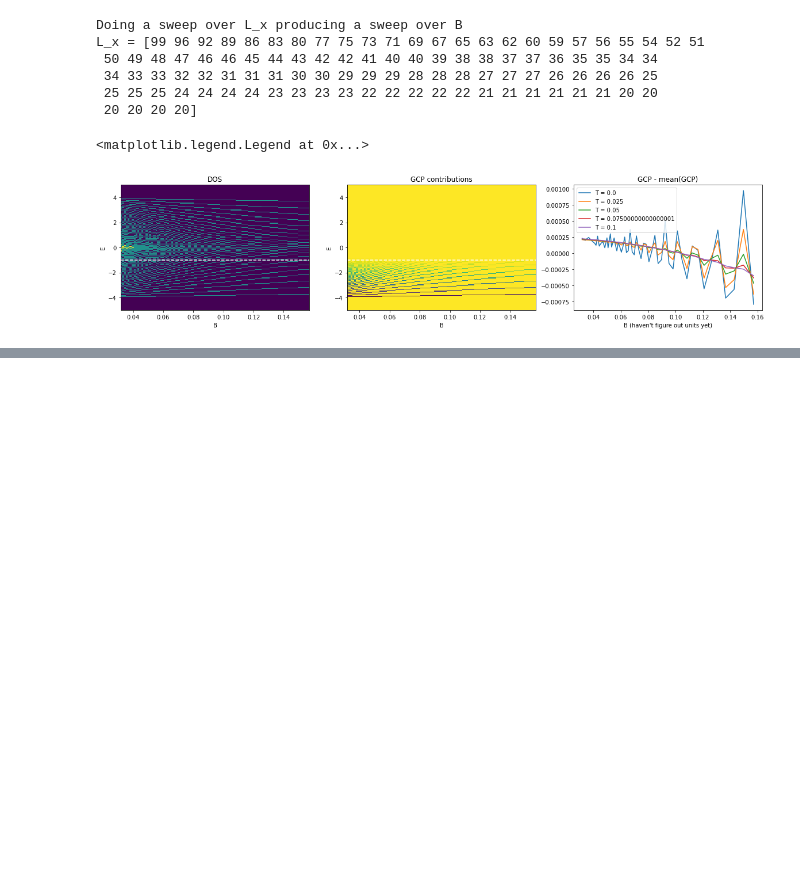
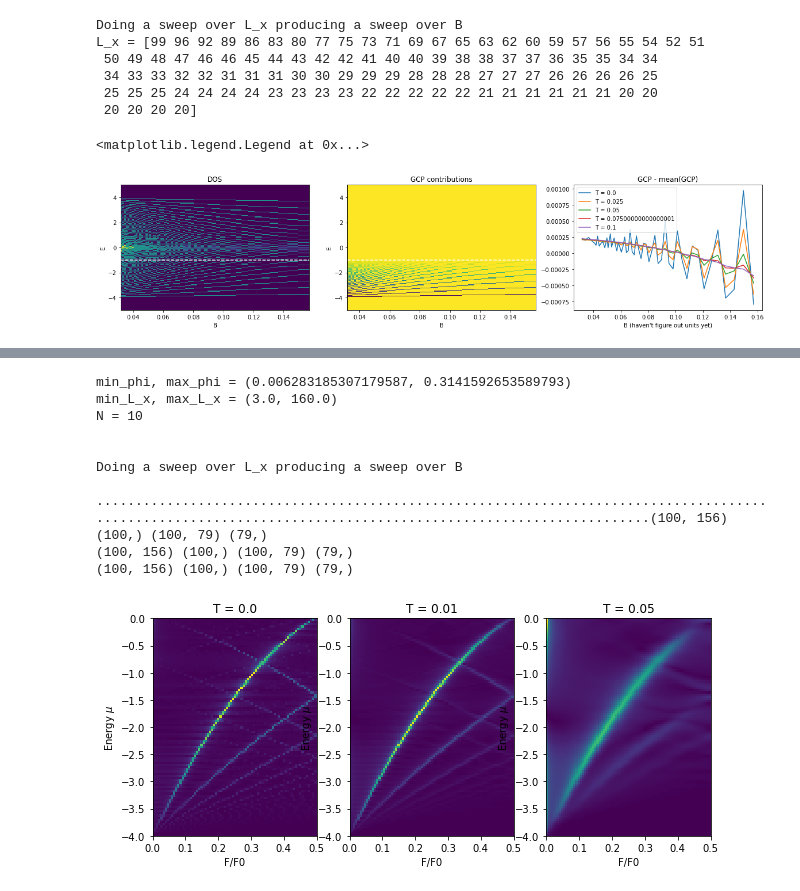
Before and after one commit to TomHodson/QO, a Jupyter notebook: notebooks/3) Oscillation with B.ipynb, the cells around one changed output, grey strips where cells are left out. Cells and saved outputs as stored; diff of their text form; code cells hidden in the pictures; blank space fills up the shorter version.

```diff
--- a/notebooks/3) Oscillation with B.ipynb
+++ b/notebooks/3) Oscillation with B.ipynb
@@ -93,0 +166,80 @@ L_x = [99 96 92 89 86 83 80 77 75 73 71 69 67 65 63 62 60 59 57 56 55 54 52 51
+# %%
+from itertools import count
+
+min_phi, max_phi = np.pi / 500, np.pi / 10
+min_L_x, max_L_x = np.floor(1 / max_phi), np.ceil(1 / min_phi)
+
+print(f"""
+min_phi, max_phi = {min_phi, max_phi}
+min_L_x, max_L_x = {min_L_x, max_L_x}
+N = {N}
+""")
+L_x = np.arange(min_L_x, max_L_x, dtype = int)
+
+print(f"""
+Doing a sweep over L_x producing a sweep over B
+""")
+#L_x = np.arange(1,50,1)
+
+params = Munch(
+#hopping parameters in each direction
+t = vec2(1,1),
+
+#size of the magnetic unit cell in each direction, L_y = 2 and large L_x means small magenetic field
+#L = vec2(10,1),
+
+#the k_x and y in real space at which to evaluate the hamiltionian
+#k = vec2(0,0),
+
+#the number of unit cells to tile in each direction
+N = vec2(10, 10),
+)
+
+bins = np.linspace(-5,5,200)
+Mus = np.linspace(-4,0,100)
+Ts = np.array([0,0.01,0.05])
+mu = -1
+
+B = np.pi / L_x
+dB = np.diff(B)
+N = len(B)
+
+GCPs = np.zeros([len(Mus), len(L_x), len(Ts)])
+
+for i, lx in enumerate(L_x):
+    print('.', end = '')
+    eigs = eigs_over_k(k_space_H, L = vec2(lx, 1), **params)
+
+    for j, mu in enumerate(Mus):
+        for k, T in enumerate(Ts):
+            GCPs[j, i, k] = GCP(eigs, mu, T)
+
+
+f, axes = plt.subplots(ncols = len(Ts), figsize = (10,4))
+
+for k, T, ax in zip(count(), Ts, axes):
+    dGCP = np.diff(GCPs[:, :, k], axis = -1)
+
+    M = - dGCP / dB
+
+
+    freqs = np.fft.rfftfreq(M.shape[-1])
+    ffts = np.fft.rfft(M, axis = -1)
+    print(M.shape, Mus.shape, ffts.shape, freqs.shape)
+
+    ax.pcolormesh(freqs, Mus, np.abs(ffts))
+
+    ax.set(ylabel = "Energy $\mu$", xlabel = "F/F0")
+    ax.set(title = f'T = {T}')
+# %% [output]
+min_phi, max_phi = (0.006283185307179587, 0.3141592653589793)
+min_L_x, max_L_x = (3.0, 160.0)
+N = 10
+
+
+Doing a sweep over L_x producing a sweep over B
+
+.............................................................................................................................................................(100, 156) (100,) (100, 79) (79,)
+(100, 156) (100,) (100, 79) (79,)
+(100, 156) (100,) (100, 79) (79,)
+[figure, added]
```
Also changed, not shown: parts of 4 cells of this notebook, 10 other files.
